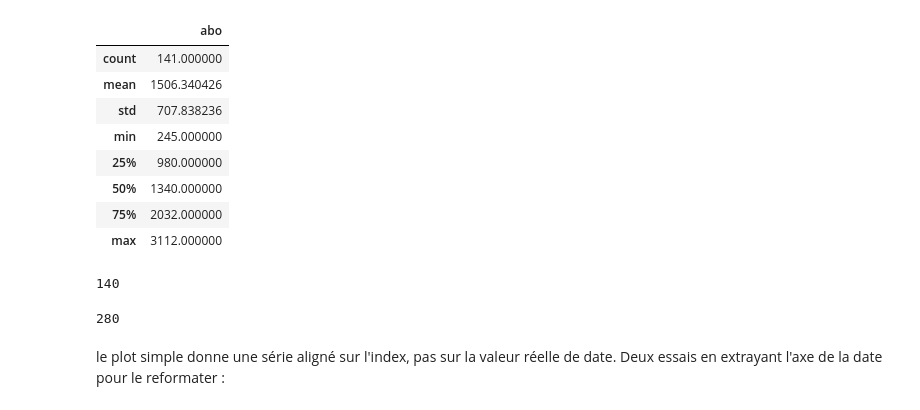
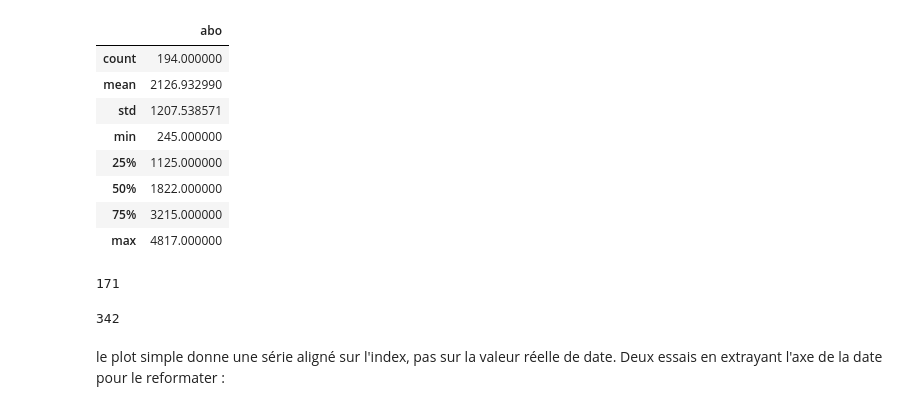
Before and after one commit to gruiick/openclassrooms-py, a Jupyter notebook: 06-python_analyze_data/data_pouf.ipynb, the cells around one changed output. Drawn from its saved outputs; the diff is of its cells as text; code cells hidden in the pictures.

```diff
--- a/06-python_analyze_data/data_pouf.ipynb
+++ b/06-python_analyze_data/data_pouf.ipynb
@@ -1,37 +1,37 @@
 # %%
 %matplotlib inline
 import matplotlib.pyplot as plt
 #import matplotlib.dates as mdates
 import datetime as dt
 import numpy as np
 import pandas as pd
 import seaborn as sns
 
 #plt.style.use('seaborn-whitegrid')
 sns.set_style('whitegrid')
 
-instapouf = pd.read_csv("../../../gruiickode/python/04-plot/data/instapouf.csv", sep=",")
+instapouf = pd.read_csv("../../../gruiickcode/python/04-plot/data/instapouf.csv", sep=",")
 #
 #instapouf.head()
 instapouf.describe()
 # %% [output]
 |  | abo |
-| count | 141.000000 |
-| mean | 1506.340426 |
-| std | 707.838236 |
+| count | 194.000000 |
+| mean | 2126.932990 |
+| std | 1207.538571 |
 | min | 245.000000 |
-| 25% | 980.000000 |
-| 50% | 1340.000000 |
-| 75% | 2032.000000 |
-| max | 3112.000000 |
+| 25% | 1125.000000 |
+| 50% | 1822.000000 |
+| 75% | 3215.000000 |
+| max | 4817.000000 |
 # %%
 #instapouf.shape
 instapouf.shape[0]
 # %% [output]
-140
+171
 # %%
 instapouf.size
 # %% [output]
-280
+342
 # %% [markdown]
 le plot simple donne une série aligné sur l'index, pas sur la valeur réelle de date. Deux essais en extrayant l'axe de la date pour le reformater :
```
Also changed, not shown: parts of 3 cells of this notebook, 4 other files.
